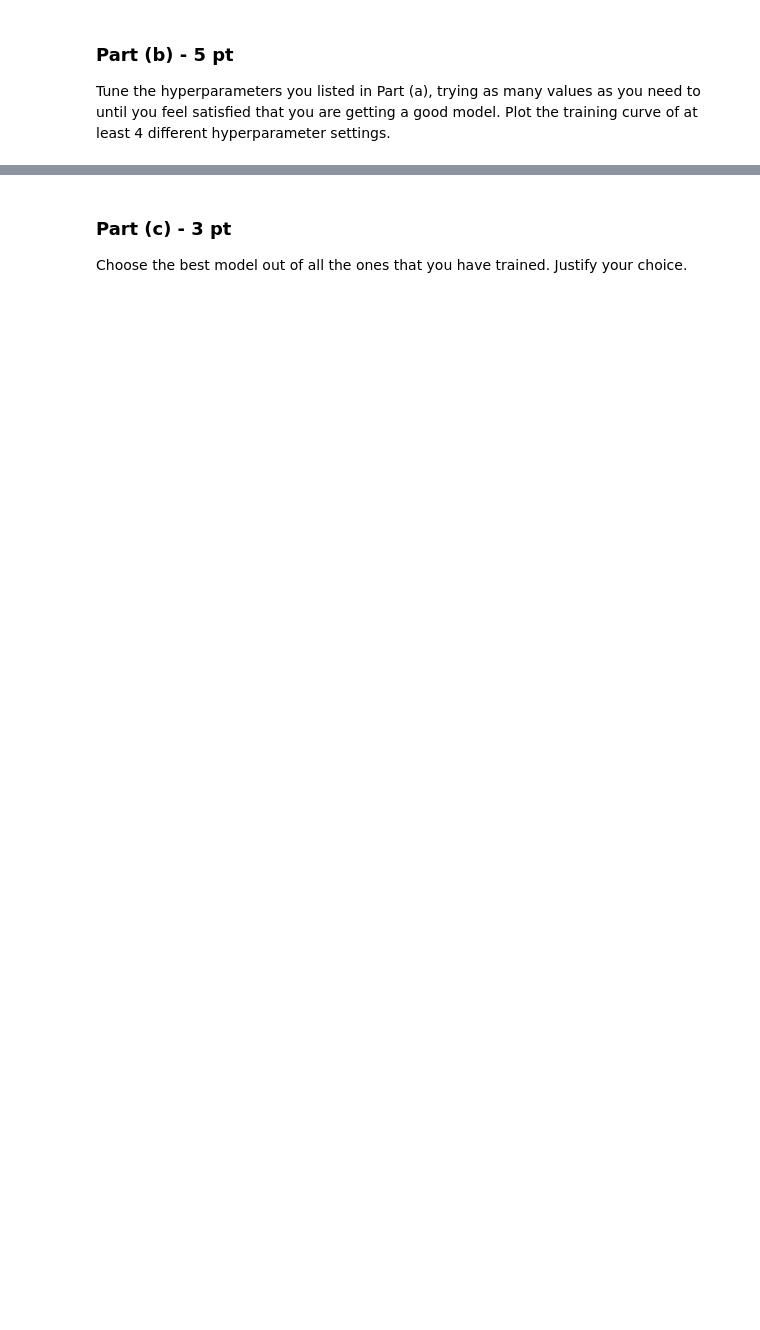
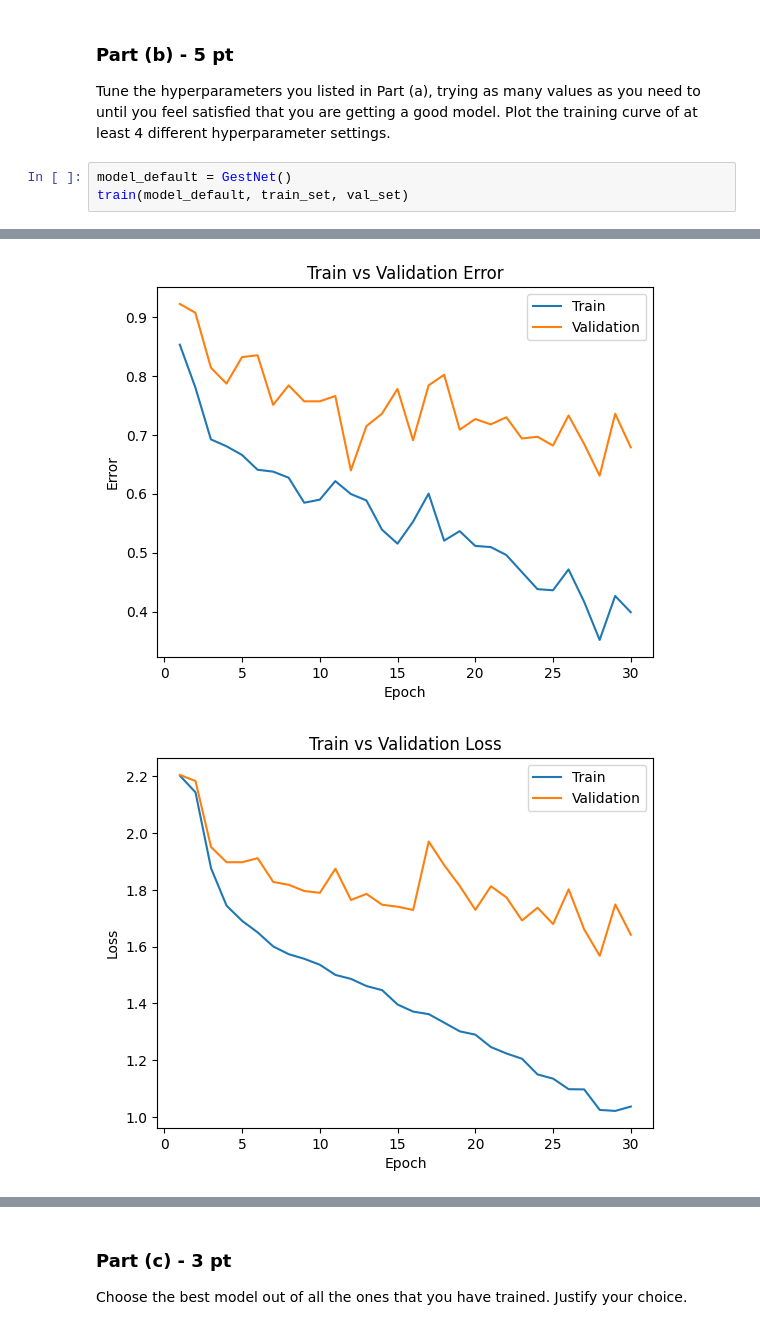
Before and after one commit to WilliamJWen/APS360, a Jupyter notebook: lab/Lab3_Gesture_Recognition.ipynb, the cells around one changed output, grey strips where cells are left out. Saved outputs shown, nothing was run; the diff lists cells and outputs as text; blank space fills up the shorter version.

```diff
--- a/lab/Lab3_Gesture_Recognition.ipynb
+++ b/lab/Lab3_Gesture_Recognition.ipynb
@@ -517,3 +538,7 @@ the model architecture.
 
 Tune the hyperparameters you listed in Part (a), trying as many values as you need to until you feel satisfied
 that you are getting a good model. Plot the training curve of at least 4 different hyperparameter settings.
+# %%
+model_default = GestNet()
+train(model_default, train_set, val_set)
+# %% [output]
@@ -519,0 +562,2 @@ that you are getting a good model. Plot the training curve of at least 4 differe
+[figure, added]
+[figure, added]
```
Also changed, not shown: parts of 22 cells of this notebook.
